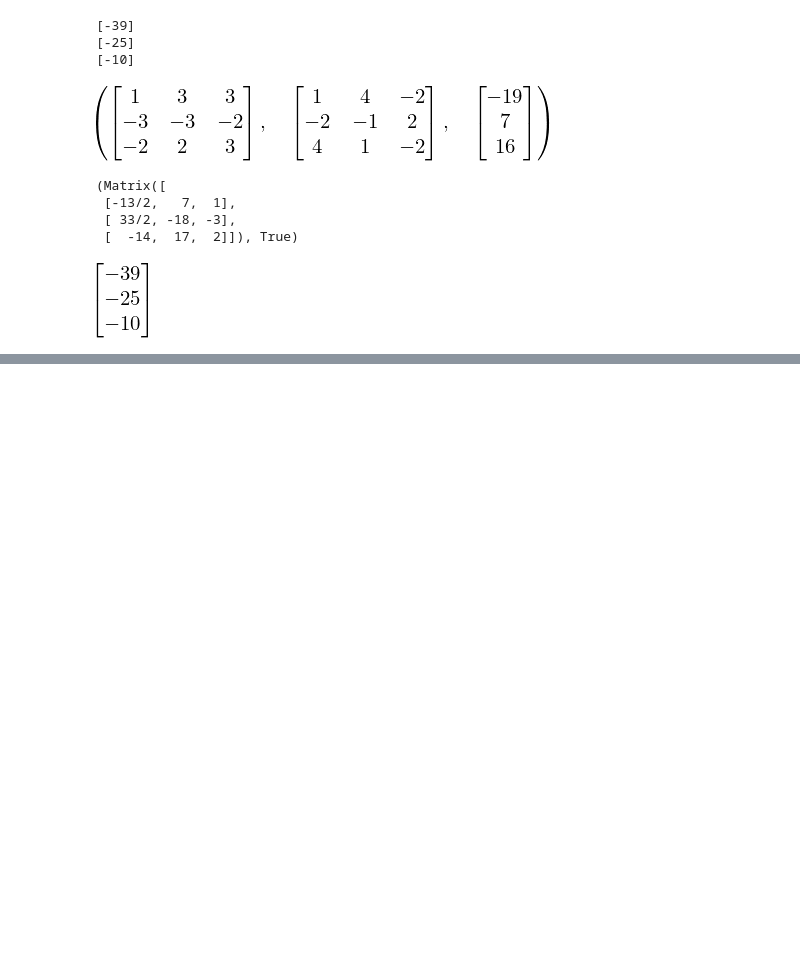
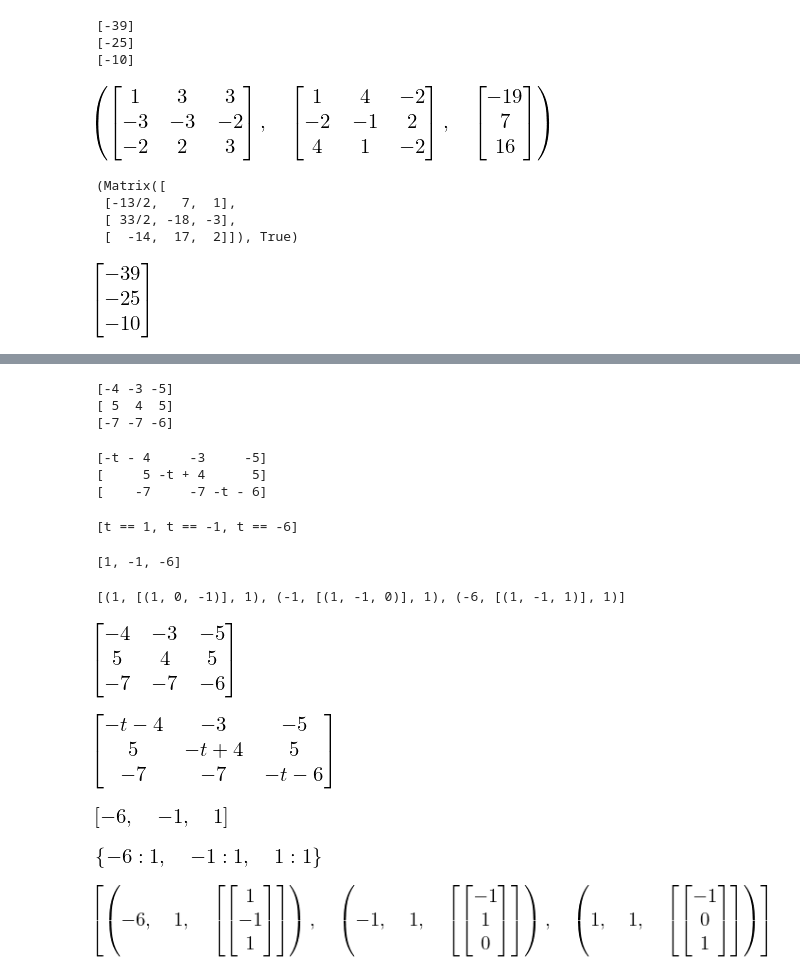
Before and after one commit to OlgaBelitskaya/linear_algebra_practice, a Jupyter notebook: work1_12.ipynb, the cells around one changed output, grey strips where cells are left out. Cells and saved outputs as stored; diff of their text form; code cells hidden in the pictures; blank space fills up the shorter version.

```diff
--- a/work1_12.ipynb
+++ b/work1_12.ipynb
@@ -278,0 +345,52 @@ $\tilde{A} = C * A * C^{-1}$
+# %%
+# sage
+A = matrix(SR, 3, [-4, -3, -5, 5, 4, 5, -7, -7, -6])
+A
+# %% [output]
+[-4 -3 -5]
+[ 5  4  5]
+[-7 -7 -6]
+# %%
+t = var('t')
+At = matrix([[-4-t, -3, -5], [5, 4-t, 5], [-7, -7, -6-t]])
+At
+# %% [output]
+[-t - 4     -3     -5]
+[     5 -t + 4      5]
+[    -7     -7 -t - 6]
+# %%
+solve(At.det(), t)
+# %% [output]
+[t == 1, t == -1, t == -6]
+# %%
+A.eigenvalues()
+# %% [output]
+[1, -1, -6]
+# %%
+A.eigenvectors_right()
+# %% [output]
+[(1, [(1, 0, -1)], 1), (-1, [(1, -1, 0)], 1), (-6, [(1, -1, 1)], 1)]
+# %%
+# sympy
+A = sympy.Matrix([[-4, -3, -5], [5, 4, 5], [-7, -7, -6]])
+A
+# %% [output]
+[figure, added]
+# %%
+t = sympy.symbols('t')
+At = sympy.Matrix([[-4-t, -3, -5], [5, 4-t, 5], [-7, -7, -6-t]])
+At
+# %% [output]
+[figure, added]
+# %%
+sympy.solve(At.det(), t)
+# %% [output]
+[figure, added]
+# %%
+A.eigenvals()
+# %% [output]
+[figure, added]
+# %%
+A.eigenvects()
+# %% [output]
+[figure, added]
```
Also changed, not shown: parts of 9 cells of this notebook.
